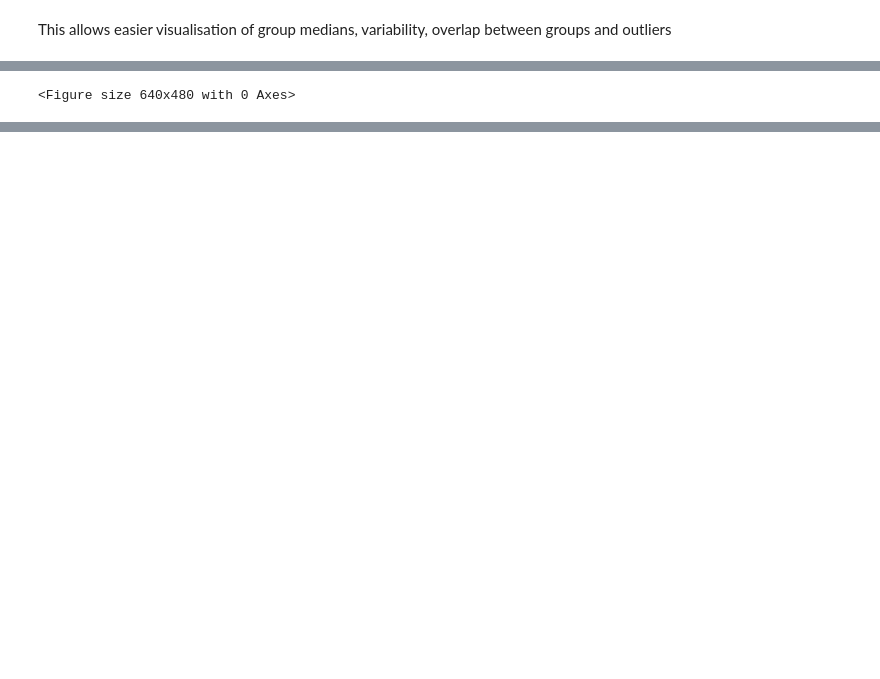
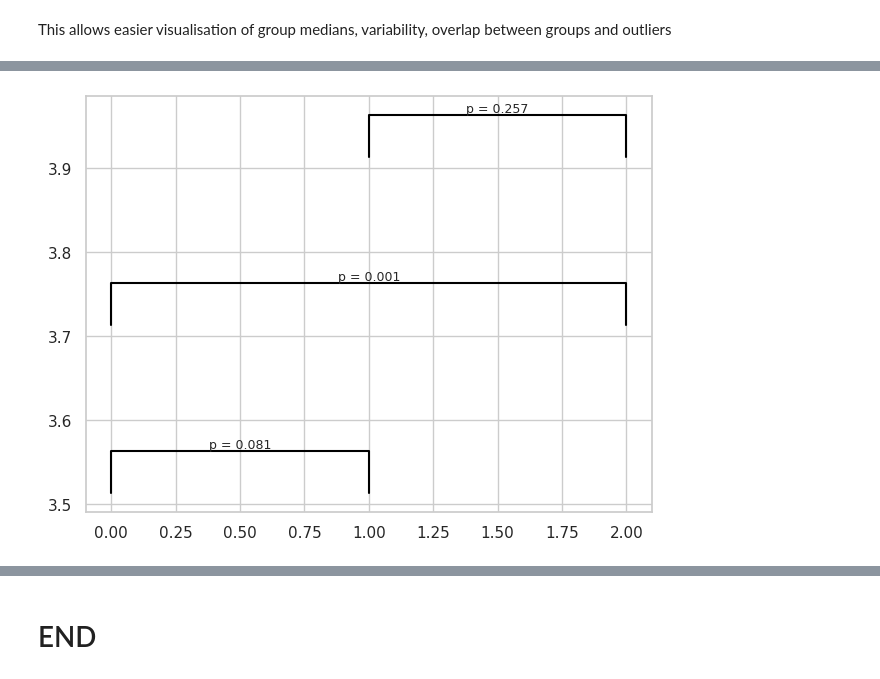
Before and after one commit to GraceMarySmyth/applied-statistics-assessment, a Jupyter notebook: problems.ipynb, the cells around one changed output, grey strips where cells are left out. Cells and saved outputs as stored; diff of their text form; code cells hidden in the pictures; blank space fills up the shorter version.

```diff
--- a/problems.ipynb
+++ b/problems.ipynb
@@ -1840,42 +2058,45 @@ Text(0.5, 1.0, 'Boxplot with Tukey HSD Significance')
+# %%
+# ---- Annotation helpers ----
+def add_sig_bar(ax, x1, x2, y, text):
+    ax.plot([x1, x1, x2, x2],
+            [y, y + 0.05, y + 0.05, y],
+            lw=1.5, c="black")
+    ax.text((x1 + x2) / 2, y + 0.05, text,
+            ha="center", va="bottom", fontsize=9)
 # %%
 # ---- Add significance annotations ----
 y_max = max(np.concatenate(data))
-h = 0.15
+h = 0.2  # height increment for each bar
 current_y = y_max + h
-
-def add_sig_bar(ax, x1, x2, y, text):
-    ax.plot([x1, x1, x2, x2],
-            [y, y + 0.05, y + 0.05, y],
-            lw=1.5, c="black")
-    ax.text((x1 + x2) / 2, y + 0.05, text,
-            ha="center", va="bottom")
 # %%
 # Regenerate Tukey HSD results
 res = stats.tukey_hsd(group1, group2, group3)
+
+# Initialize figure and axes
+fig, ax = plt.subplots()
 
 # Pairwise indices follow input order
 pairs = [(0, 1), (0, 2), (1, 2)]
 
 for i, j in pairs:
-    p_val = res.pvalue[i, j]  # Get individual p-value
-    if p_val < 0.05:
-        if p_val < 0.001:
-            stars = "***"
-        elif p_val < 0.01:
-            stars = "**"
-        else:
-            stars = "*"
+    p = res.pvalue[i, j]
+# https://numpy.org/devdocs/reference/generated/numpy.isnan.html
+    if not np.isnan(p):
+        label = f"p = {p:.3f}"
 
-        add_sig_bar(ax, i, j, current_y, stars)
+        add_sig_bar(ax, i, j, current_y, label)
         current_y += h
 
+plt.draw()  # Ensure the plot is updated
 plt.tight_layout()
 plt.show()
 # %% [output]
-<Figure size 640x480 with 0 Axes>
+[figure, added]
 # %% [markdown]
 ![ANOVA Animation](https://media.giphy.com/media/3o7btPCcdNniyf0ArS/giphy.gif)
 
 **ANOVA vs Multiple t-tests: A Statistical Showdown**
 
 When comparing multiple groups, ANOVA provides a single, comprehensive test that controls the family-wise error rate, while multiple t-tests increase the probability of Type I errors (false positives) with each additional comparison.
+# %% [markdown]
+# END
```
Also changed, not shown: parts of 35 cells of this notebook, 1 other file.
